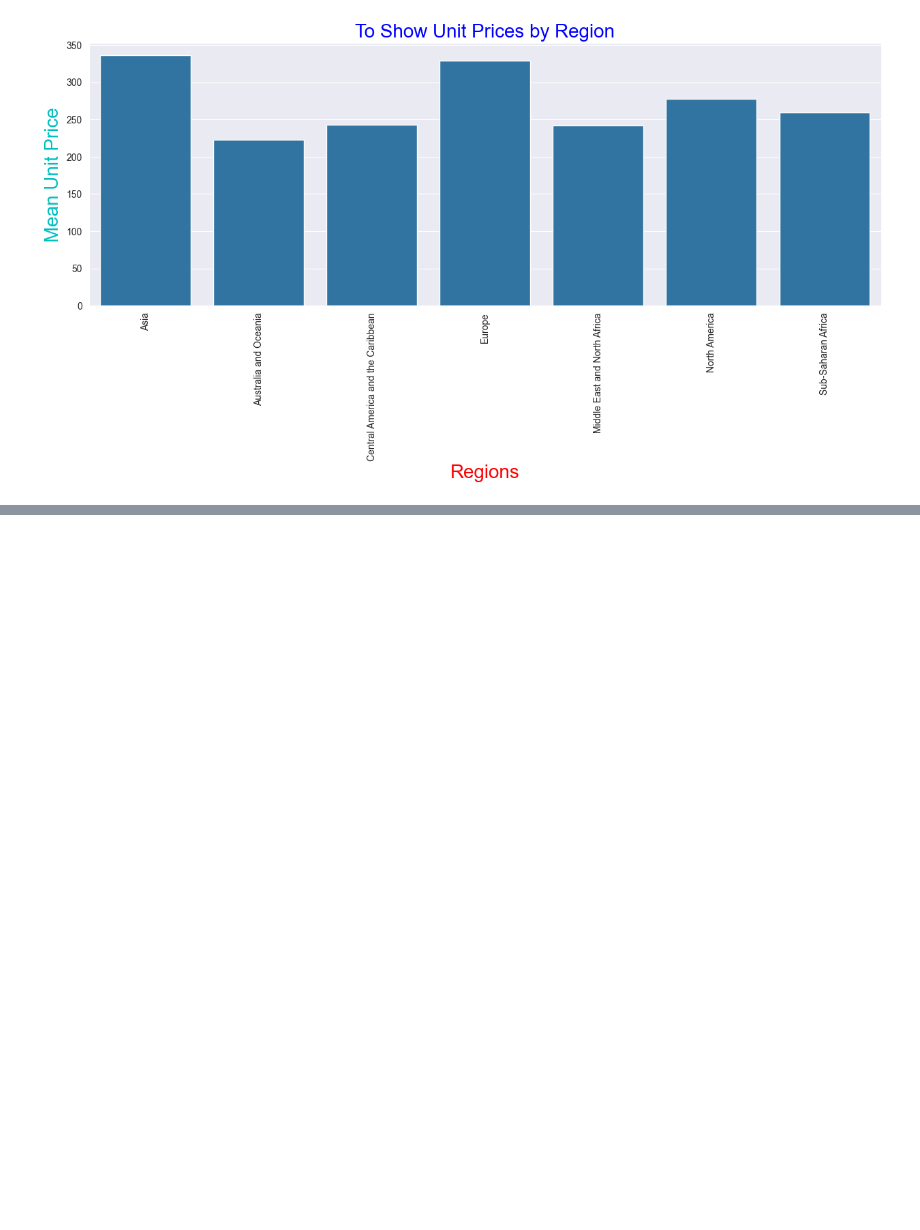
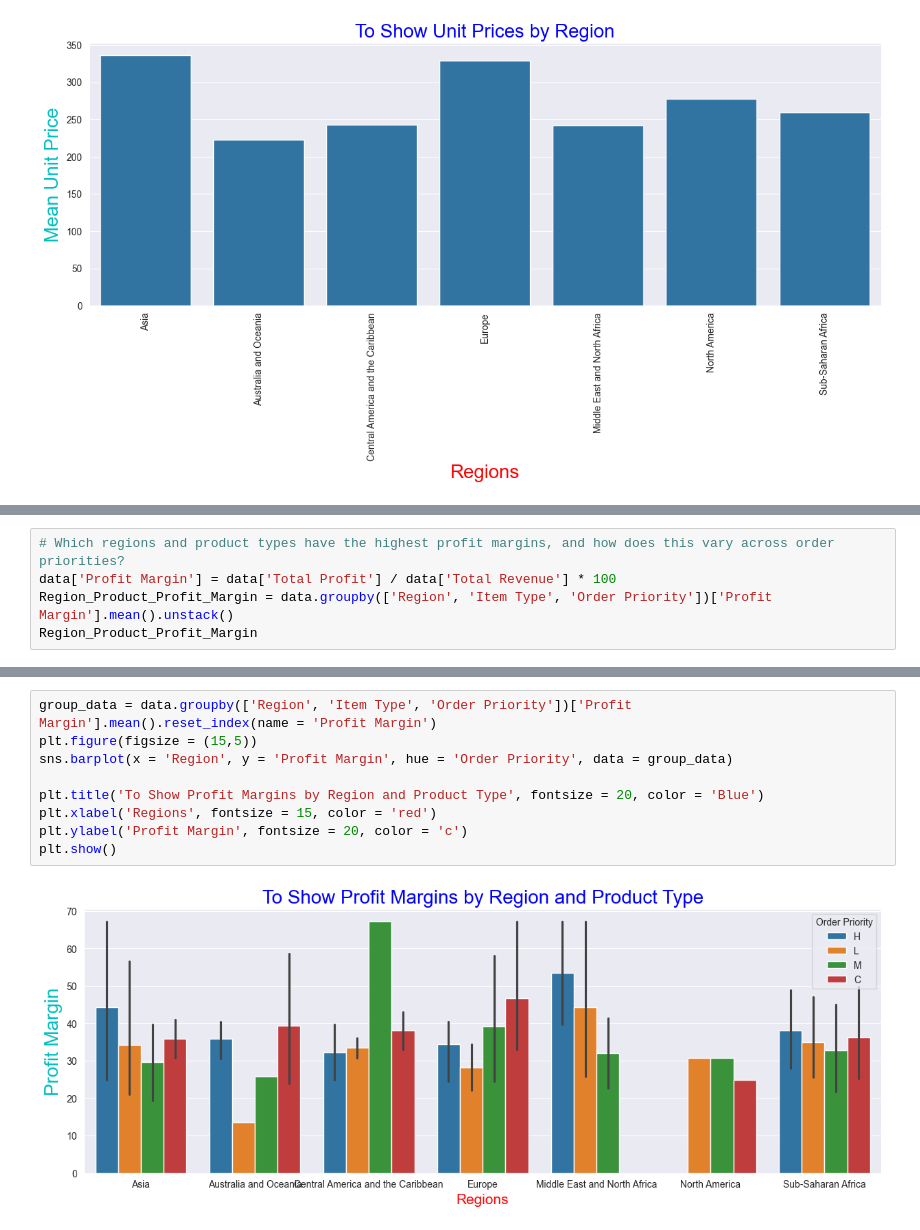
Before and after one commit to gdprasad1201/Amazon-Sales-Data-Analytics-Mini-Project, a Jupyter notebook: sales.ipynb, the cells around one changed output, grey strips where cells are left out. Cells and saved outputs as stored; diff of their text form; blank space fills up the shorter version.

```diff
--- a/sales.ipynb
+++ b/sales.ipynb
@@ -410,0 +432,5 @@ plt.show()
+# %%
+# Which regions and product types have the highest profit margins, and how does this vary across order priorities?
+data['Profit Margin'] = data['Total Profit'] / data['Total Revenue'] * 100
+Region_Product_Profit_Margin = data.groupby(['Region', 'Item Type', 'Order Priority'])['Profit Margin'].mean().unstack()
+Region_Product_Profit_Margin
@@ -410,0 +456,11 @@ plt.show()
+# %%
+group_data = data.groupby(['Region', 'Item Type', 'Order Priority'])['Profit Margin'].mean().reset_index(name = 'Profit Margin')
+plt.figure(figsize = (15,5))
+sns.barplot(x = 'Region', y = 'Profit Margin', hue = 'Order Priority', data = group_data)
+
+plt.title('To Show Profit Margins by Region and Product Type', fontsize = 20, color = 'Blue')
+plt.xlabel('Regions', fontsize = 15, color = 'red')
+plt.ylabel('Profit Margin', fontsize = 20, color = 'c')
+plt.show()
+# %% [output]
+[figure, added]
```
Also changed, not shown: parts of 12 cells of this notebook, 2 other files.
